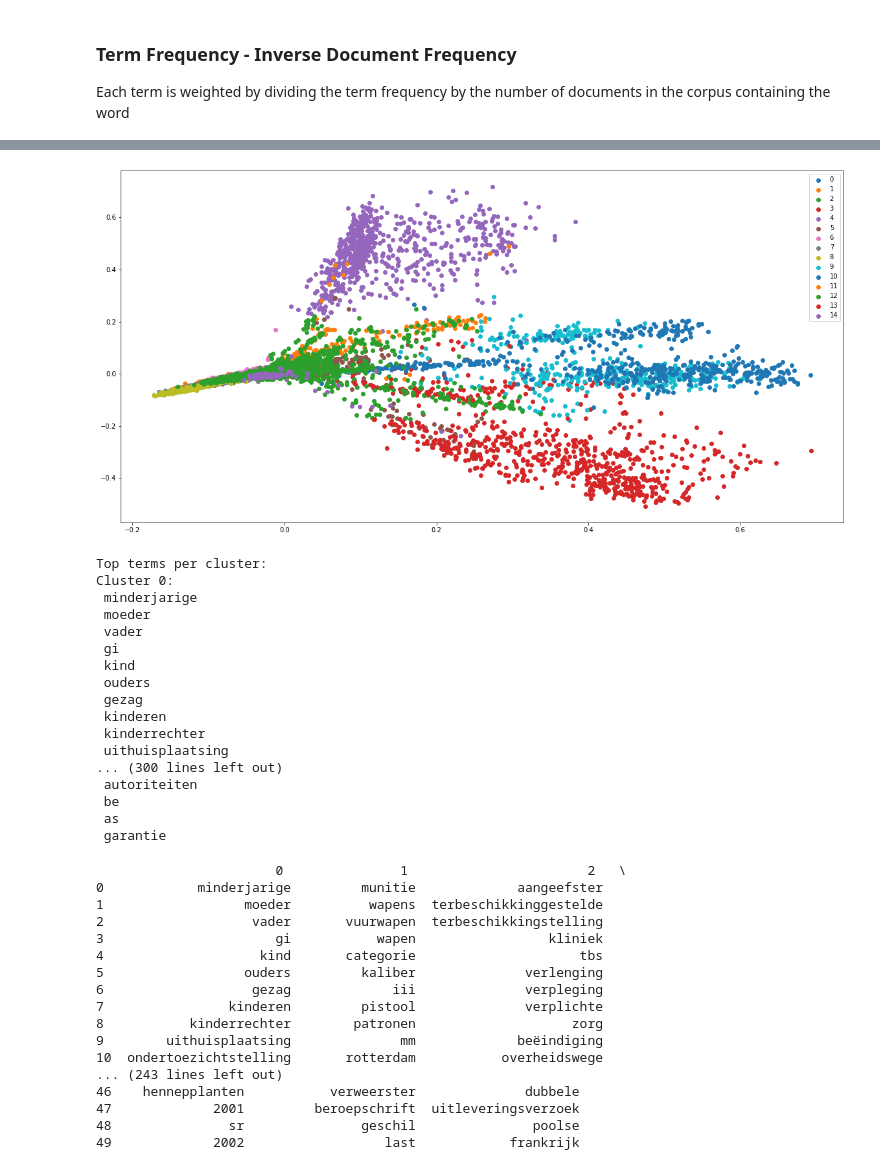
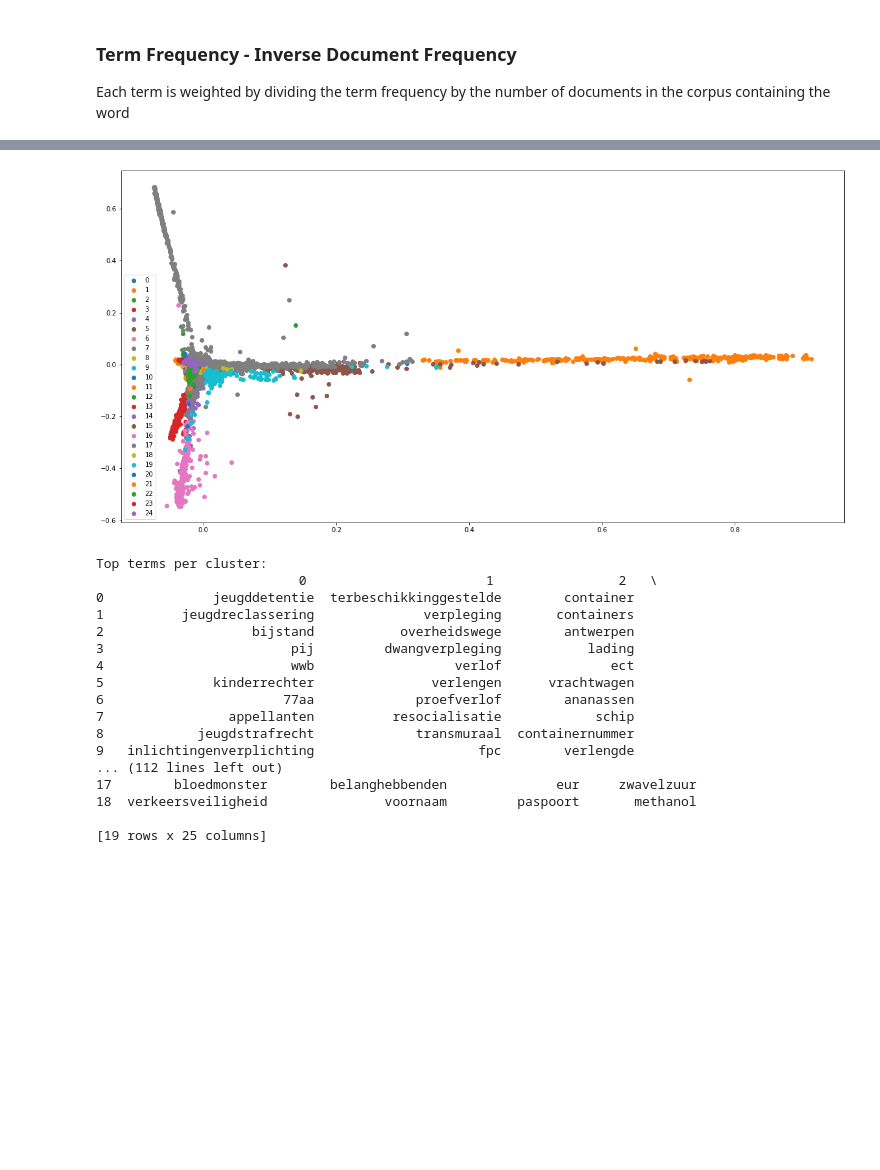
Before and after one commit to bloemetjesgordijn/DSP, a Jupyter notebook: TF-IDF.ipynb, the cells around one changed output, grey strips where cells are left out. Drawn from its saved outputs; the diff is of its cells as text; code cells hidden in the pictures; blank space fills up the shorter version.

Commit message:
added tfidf and kmeans in dsp demo notebook

```diff
--- a/TF-IDF.ipynb
+++ b/TF-IDF.ipynb
@@ -138,2 +95,0 @@ plt.show()
-# %%
-merged_df["K means cluster"] = label
@@ -206,89 +96,65 @@ plt.show()
 # %%
 from sklearn.feature_extraction.text import TfidfVectorizer
 from sklearn.cluster import KMeans
 from sklearn.metrics import adjusted_rand_score
 from sklearn.decomposition import PCA
 
 
 documents = merged_df["Case Text"]
-
-vectorizer = TfidfVectorizer(max_df=0.2, min_df=10, stop_words=stopwords.words('dutch'), use_idf=True,  lowercase=True)
+total_stop_words = stopwords.words('dutch') + stopwords.words('english')
+vectorizer = TfidfVectorizer(max_df=0.05, min_df=10, stop_words=total_stop_words , use_idf=True,  lowercase=True)
 
 X = vectorizer.fit_transform(documents)
 X = X.astype('float32')
-true_k = 15
+
+true_k = 25
 model = KMeans(n_clusters=true_k, init='k-means++', max_iter=200)
 
 labels = model.fit_predict(X)
 merged_df["K means cluster"] = labels
 
 X_array = X.toarray()
 pca = PCA(n_components=2).fit(X_array)
 XPCA = pca.transform(X_array)
 
 u_labels = np.unique(labels)
 for i in u_labels:
     plt.scatter(XPCA[labels == i , 0] , XPCA[labels == i , 1] , label = i)
 plt.legend()
 plt.show()
-
-
-print("Top terms per cluster:")
-terms_df = pd.DataFrame()
-for i in range(true_k):
-    curr = []
-    for ind in order_centroids[i, :25]:
-        curr.append(terms[ind])
-    terms_df[i] = curr
-
-print(terms_df)
 # %% [output]
-[figure, old version]
+[figure, new version]
-Top terms per cluster:
-Cluster 0:
- minderjarige
- moeder
- vader
- gi
- kind
- ouders
- gezag
- kinderen
- kinderrechter
- uithuisplaatsing
-... (300 lines left out)
- autoriteiten
- be
- as
- garantie
 # %%
+print("Top terms per cluster:")
+order_centroids = model.cluster_centers_.argsort()[:, ::-1]
+terms = vectorizer.get_feature_names()
 terms_df = pd.DataFrame()
 for i in range(true_k):
     curr = []
-    for ind in order_centroids[i, :50]:
+    for ind in order_centroids[i, :19]:
         curr.append(terms[ind])
     terms_df[i] = curr
 
 print(terms_df)
-terms_df.to_csv("K-means terms.csv")
+terms_df.to_csv("kmeans/K-means top terms per cluster " + str(true_k) + " clusters.csv")
 # %% [output]
-                       0               1                       2   \
-0            minderjarige         munitie             aangeefster
-1                  moeder          wapens  terbeschikkinggestelde
-2                   vader       vuurwapen  terbeschikkingstelling
-3                      gi           wapen                 kliniek
-4                    kind       categorie                     tbs
-5                  ouders         kaliber              verlenging
-6                   gezag             iii              verpleging
-7                kinderen         pistool              verplichte
-8           kinderrechter        patronen                    zorg
-9        uithuisplaatsing              mm             beëindiging
-10  ondertoezichtstelling       rotterdam           overheidswege
-... (243 lines left out)
-46    hennepplanten           verweerster              dubbele
-47             2001         beroepschrift  uitleveringsverzoek
-48               sr               geschil               poolse
-49             2002                  last            frankrijk
+Top terms per cluster:
+                          0                       1                2   \
+0              jeugddetentie  terbeschikkinggestelde        container
+1          jeugdreclassering              verpleging       containers
+2                   bijstand           overheidswege        antwerpen
+3                        pij         dwangverpleging           lading
+4                        wwb                  verlof              ect
+5              kinderrechter               verlengen      vrachtwagen
+6                       77aa             proefverlof        ananassen
+7                appellanten          resocialisatie            schip
+8            jeugdstrafrecht             transmuraal  containernummer
+9   inlichtingenverplichting                     fpc        verlengde
+... (112 lines left out)
+17        bloedmonster        belanghebbenden              eur     zwavelzuur
+18  verkeersveiligheid               voornaam         paspoort       methanol
+
+[19 rows x 25 columns]
 # %%
 # make the output folder if it doesn't already exist
 Path("./tf_idf_output").mkdir(parents=True, exist_ok=True)
```
Also changed, not shown: parts of 7 cells of this notebook, 1 other file.
